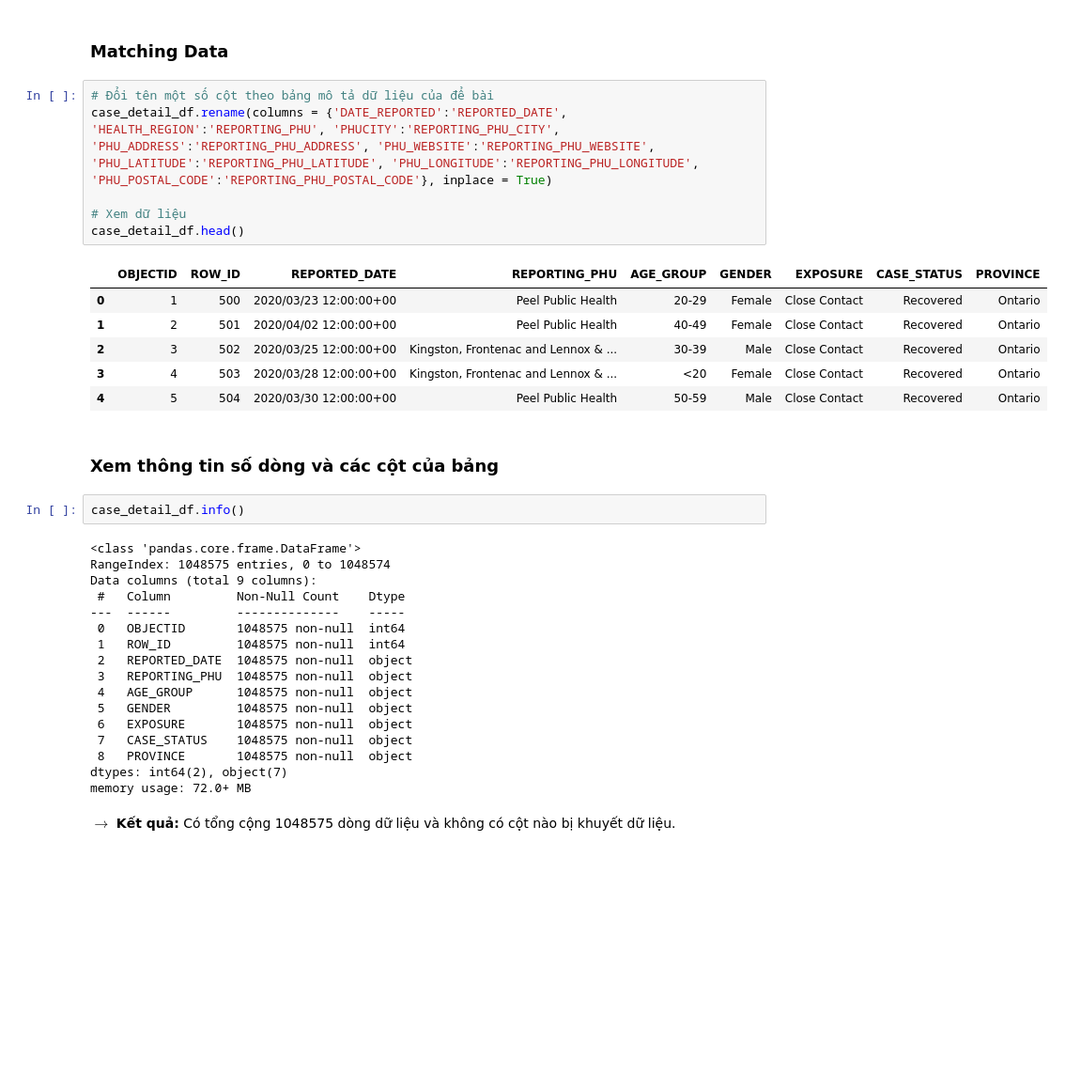
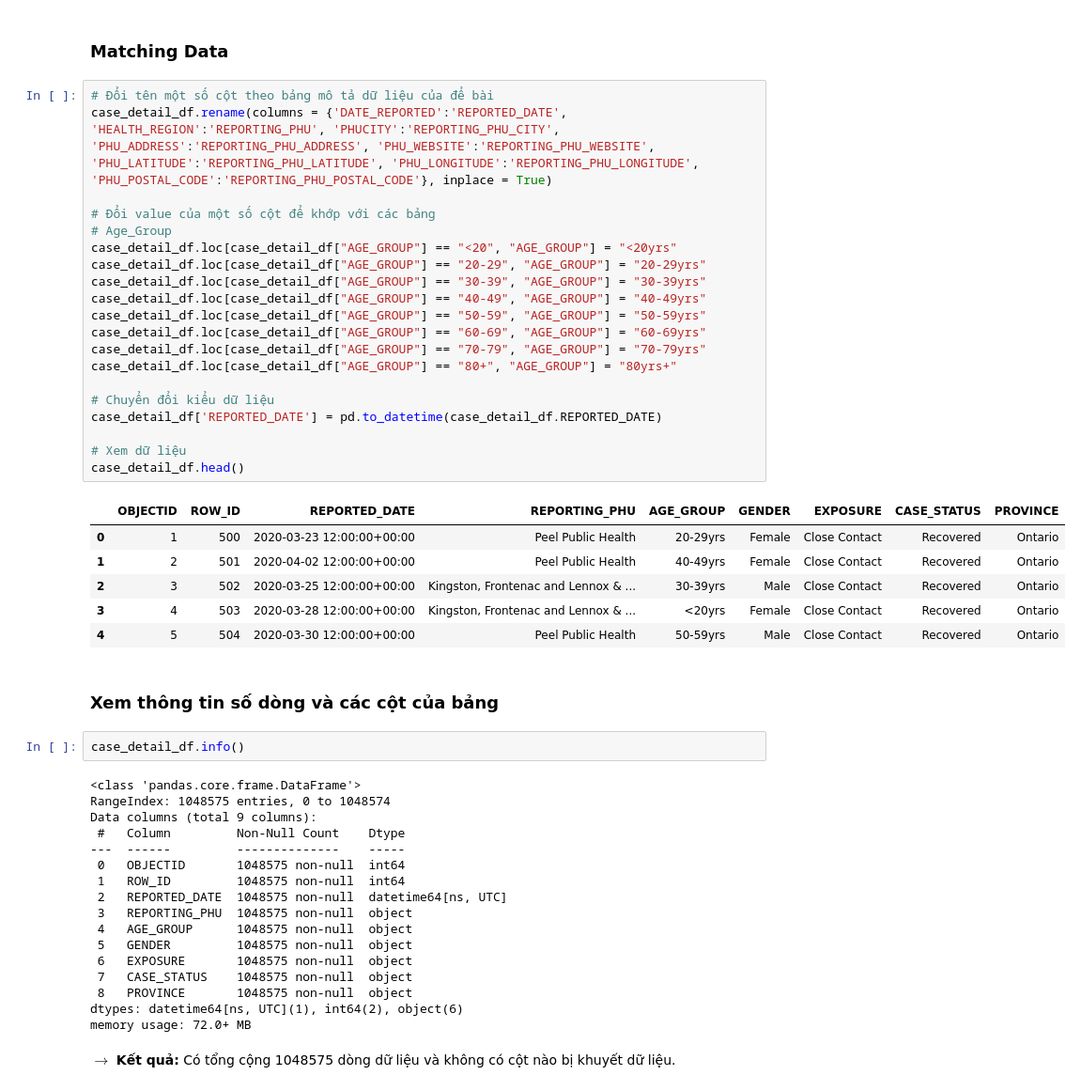
Before and after one commit to tktruc211/BI-DATH, a Jupyter notebook: CleanData.ipynb, the cells around one changed output. Shown: that part at 94% size. Saved outputs shown, nothing was run; the diff lists cells and outputs as text; blank space fills up the shorter version.

```diff
--- a/CleanData.ipynb
+++ b/CleanData.ipynb
@@ -155,16 +163,30 @@ case_detail_df.head()
 # %%
 # Đổi tên một số cột theo bảng mô tả dữ liệu của để bài
 case_detail_df.rename(columns = {'DATE_REPORTED':'REPORTED_DATE', 'HEALTH_REGION':'REPORTING_PHU', 'PHUCITY':'REPORTING_PHU_CITY', 'PHU_ADDRESS':'REPORTING_PHU_ADDRESS', 'PHU_WEBSITE':'REPORTING_PHU_WEBSITE', 'PHU_LATITUDE':'REPORTING_PHU_LATITUDE', 'PHU_LONGITUDE':'REPORTING_PHU_LONGITUDE', 'PHU_POSTAL_CODE':'REPORTING_PHU_POSTAL_CODE'}, inplace = True)
 
+# Đổi value của một số cột để khớp với các bảng
+# Age_Group
+case_detail_df.loc[case_detail_df["AGE_GROUP"] == "<20", "AGE_GROUP"] = "<20yrs"
+case_detail_df.loc[case_detail_df["AGE_GROUP"] == "20-29", "AGE_GROUP"] = "20-29yrs"
+case_detail_df.loc[case_detail_df["AGE_GROUP"] == "30-39", "AGE_GROUP"] = "30-39yrs"
+case_detail_df.loc[case_detail_df["AGE_GROUP"] == "40-49", "AGE_GROUP"] = "40-49yrs"
+case_detail_df.loc[case_detail_df["AGE_GROUP"] == "50-59", "AGE_GROUP"] = "50-59yrs"
+case_detail_df.loc[case_detail_df["AGE_GROUP"] == "60-69", "AGE_GROUP"] = "60-69yrs"
+case_detail_df.loc[case_detail_df["AGE_GROUP"] == "70-79", "AGE_GROUP"] = "70-79yrs"
+case_detail_df.loc[case_detail_df["AGE_GROUP"] == "80+", "AGE_GROUP"] = "80yrs+"
+
+# Chuyển đổi kiểu dữ liệu
+case_detail_df['REPORTED_DATE'] = pd.to_datetime(case_detail_df.REPORTED_DATE)
+
 # Xem dữ liệu
 case_detail_df.head()
 # %% [output]
 |  | OBJECTID | ROW_ID | REPORTED_DATE | REPORTING_PHU | AGE_GROUP | GENDER | EXPOSURE | CASE_STATUS | PROVINCE |
-| 0 | 1 | 500 | 2020/03/23 12:00:00+00 | Peel Public Health | 20-29 | Female | Close Contact | Recovered | Ontario |
-| 1 | 2 | 501 | 2020/04/02 12:00:00+00 | Peel Public Health | 40-49 | Female | Close Contact | Recovered | Ontario |
-| 2 | 3 | 502 | 2020/03/25 12:00:00+00 | Kingston, Frontenac and Lennox & ... | 30-39 | Male | Close Contact | Recovered | Ontario |
-| 3 | 4 | 503 | 2020/03/28 12:00:00+00 | Kingston, Frontenac and Lennox & ... | <20 | Female | Close Contact | Recovered | Ontario |
-| 4 | 5 | 504 | 2020/03/30 12:00:00+00 | Peel Public Health | 50-59 | Male | Close Contact | Recovered | Ontario |
+| 0 | 1 | 500 | 2020-03-23 12:00:00+00:00 | Peel Public Health | 20-29yrs | Female | Close Contact | Recovered | Ontario |
+| 1 | 2 | 501 | 2020-04-02 12:00:00+00:00 | Peel Public Health | 40-49yrs | Female | Close Contact | Recovered | Ontario |
+| 2 | 3 | 502 | 2020-03-25 12:00:00+00:00 | Kingston, Frontenac and Lennox & ... | 30-39yrs | Male | Close Contact | Recovered | Ontario |
+| 3 | 4 | 503 | 2020-03-28 12:00:00+00:00 | Kingston, Frontenac and Lennox & ... | <20yrs | Female | Close Contact | Recovered | Ontario |
+| 4 | 5 | 504 | 2020-03-30 12:00:00+00:00 | Peel Public Health | 50-59yrs | Male | Close Contact | Recovered | Ontario |
 # %% [markdown]
 ### Xem thông tin số dòng và các cột của bảng
 # %%
@@ -177,14 +199,14 @@ Data columns (total 9 columns):
 ---  ------         --------------    -----
  0   OBJECTID       1048575 non-null  int64
  1   ROW_ID         1048575 non-null  int64
- 2   REPORTED_DATE  1048575 non-null  object
+ 2   REPORTED_DATE  1048575 non-null  datetime64[ns, UTC]
  3   REPORTING_PHU  1048575 non-null  object
  4   AGE_GROUP      1048575 non-null  object
  5   GENDER         1048575 non-null  object
  6   EXPOSURE       1048575 non-null  object
  7   CASE_STATUS    1048575 non-null  object
  8   PROVINCE       1048575 non-null  object
-dtypes: int64(2), object(7)
+dtypes: datetime64[ns, UTC](1), int64(2), object(6)
 memory usage: 72.0+ MB
 # %% [markdown]
 $\rightarrow$ **Kết quả:** Có tổng cộng 1048575 dòng dữ liệu và không có cột nào bị khuyết dữ liệu.
```
Also changed, not shown: parts of 8 cells of this notebook.
